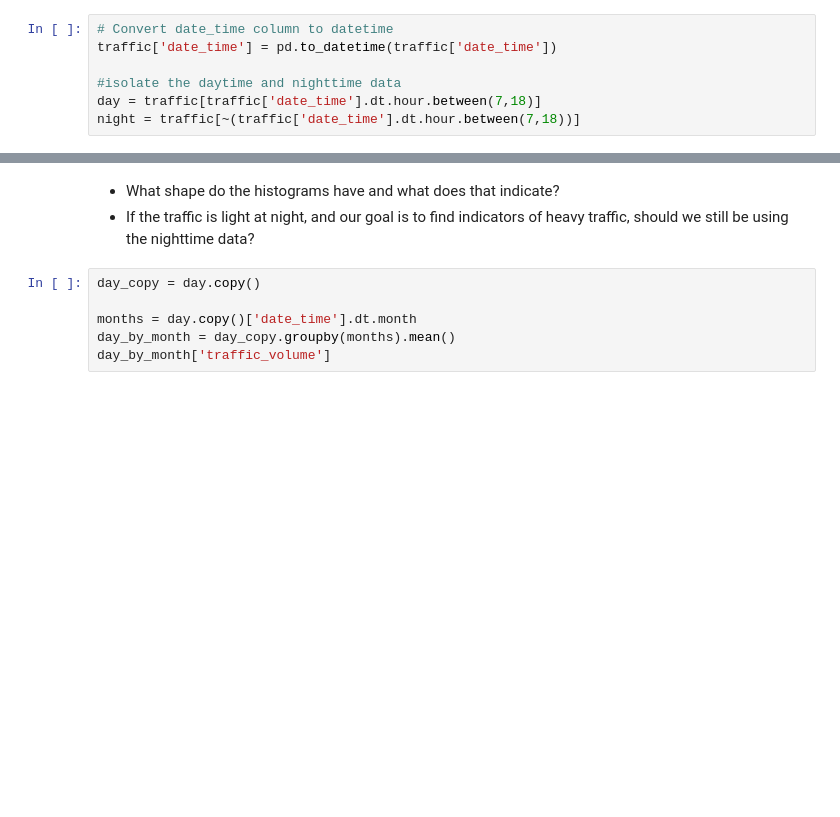
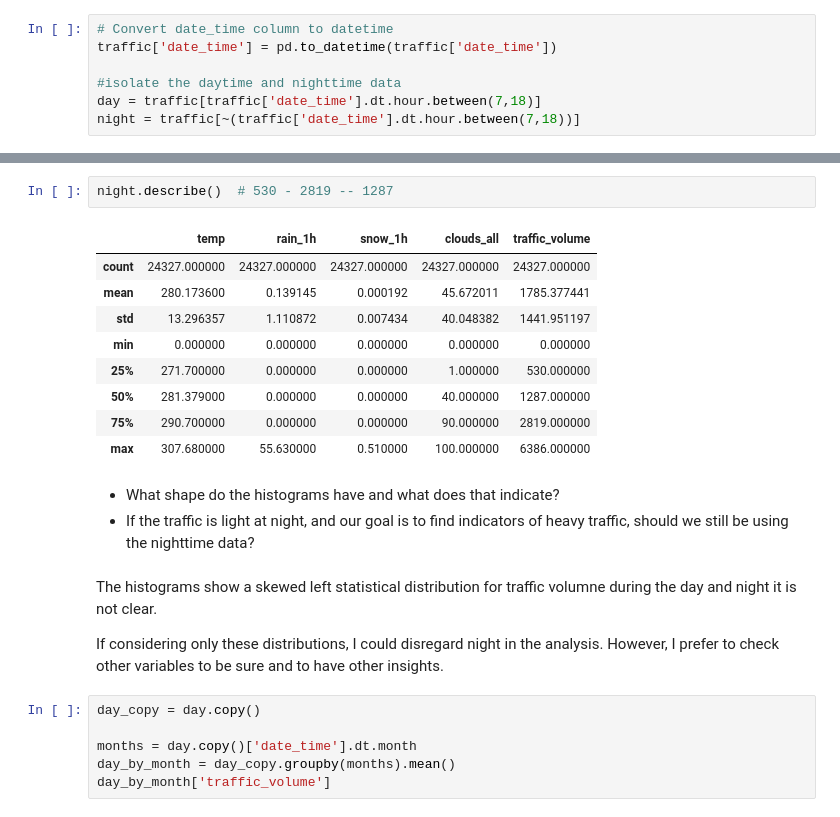
Before and after one commit to KC2016/traffic_indicators_on_i-94, a Jupyter notebook: code/Basics.ipynb, the cells around one changed output, grey strips where cells are left out. Cells and saved outputs as stored; diff of their text form; blank space fills up the shorter version.

```diff
--- a/code/Basics.ipynb
+++ b/code/Basics.ipynb
@@ -111,6 +123,22 @@ plt.show()
+# %%
+night.describe()  # 530 - 2819 -- 1287
+# %% [output]
+|  | temp | rain_1h | snow_1h | clouds_all | traffic_volume |
+| count | 24327.000000 | 24327.000000 | 24327.000000 | 24327.000000 | 24327.000000 |
+| mean | 280.173600 | 0.139145 | 0.000192 | 45.672011 | 1785.377441 |
+| std | 13.296357 | 1.110872 | 0.007434 | 40.048382 | 1441.951197 |
+| min | 0.000000 | 0.000000 | 0.000000 | 0.000000 | 0.000000 |
+| 25% | 271.700000 | 0.000000 | 0.000000 | 1.000000 | 530.000000 |
+| 50% | 281.379000 | 0.000000 | 0.000000 | 40.000000 | 1287.000000 |
+| 75% | 290.700000 | 0.000000 | 0.000000 | 90.000000 | 2819.000000 |
+| max | 307.680000 | 55.630000 | 0.510000 | 100.000000 | 6386.000000 |
 # %% [markdown]
 - What shape do the histograms have and what does that indicate?
 - If the traffic is light at night, and our goal is to find indicators of heavy traffic, should we still be using the nighttime data?
+# %% [markdown]
+The histograms show a skewed left statistical distribution for traffic volumne during the day and night  it is not clear.
+
+If considering only these distributions, I could disregard night in the analysis. However, I prefer to check other variables to be sure and to have other insights.
 # %%
 day_copy = day.copy()
 
```
Also changed, not shown: parts of 10 cells of this notebook, 1 other file.
